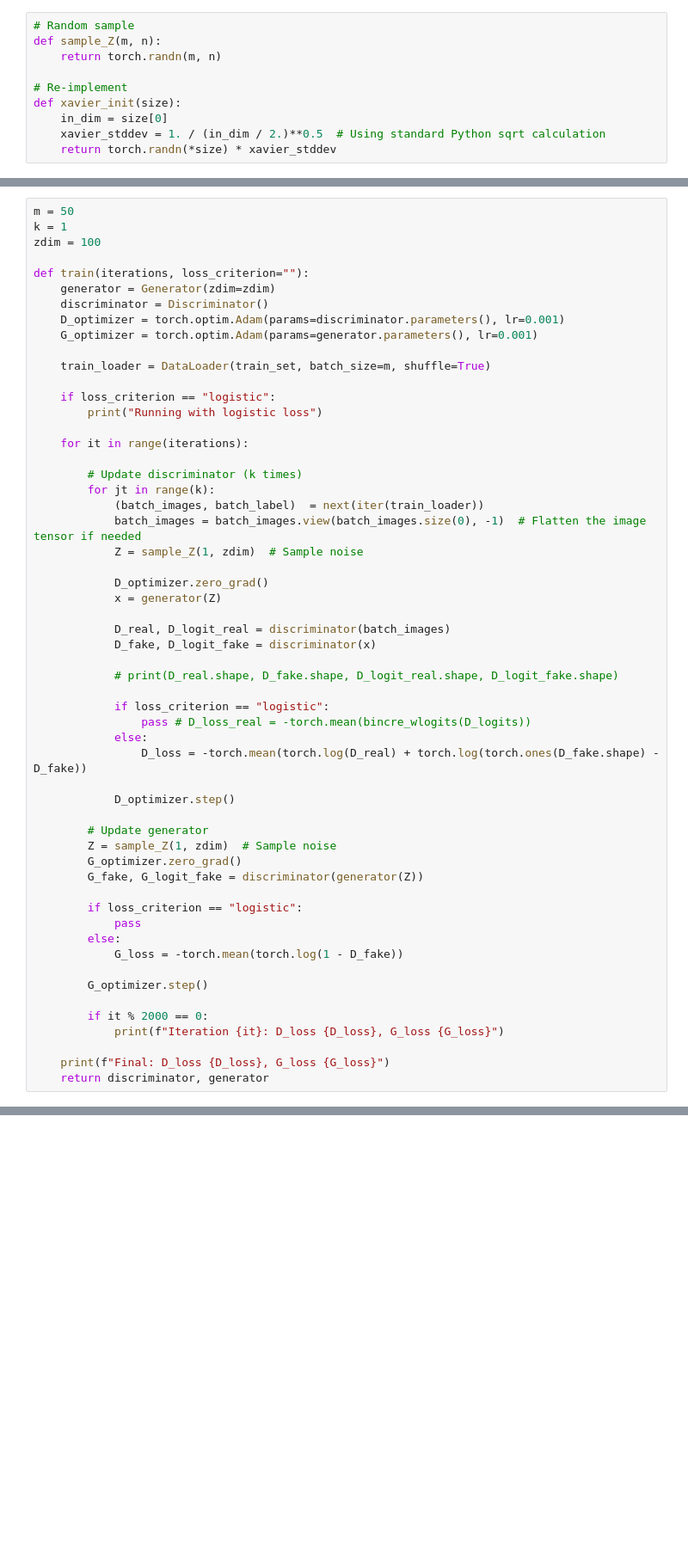
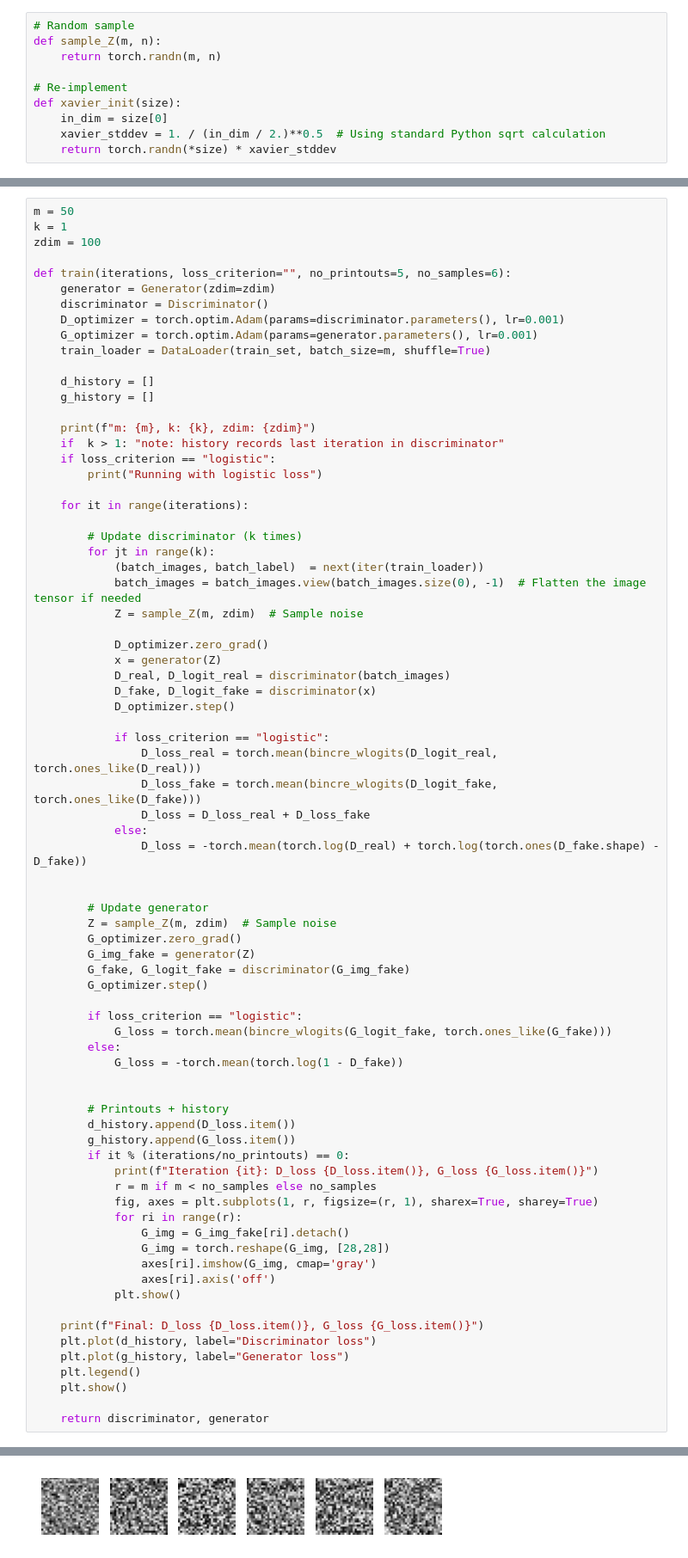
Before and after one commit to afy/d7047e, a Jupyter notebook: lab2/Gan-v2.ipynb, the cells around one changed output, grey strips where cells are left out. Shown at 86% size. Cells and saved outputs as stored; diff of their text form; blank space fills up the shorter version.

Commit message:
Fixes and useful printouts for 2.1-2.2

```diff
--- a/lab2/Gan-v2.ipynb
+++ b/lab2/Gan-v2.ipynb
@@ -66,14 +67,18 @@ m = 50
 k = 1
 zdim = 100
 
-def train(iterations, loss_criterion=""):
+def train(iterations, loss_criterion="", no_printouts=5, no_samples=6):
     generator = Generator(zdim=zdim)
     discriminator = Discriminator()
     D_optimizer = torch.optim.Adam(params=discriminator.parameters(), lr=0.001)
     G_optimizer = torch.optim.Adam(params=generator.parameters(), lr=0.001)
-
     train_loader = DataLoader(train_set, batch_size=m, shuffle=True)
 
+    d_history = []
+    g_history = []
+
+    print(f"m: {m}, k: {k}, zdim: {zdim}")
+    if  k > 1: "note: history records last iteration in discriminator"
     if loss_criterion == "logistic":
         print("Running with logistic loss")
 
@@ -83,37 +88,54 @@ def train(iterations, loss_criterion=""):
         for jt in range(k):
             (batch_images, batch_label)  = next(iter(train_loader))
             batch_images = batch_images.view(batch_images.size(0), -1)  # Flatten the image tensor if needed
-            Z = sample_Z(1, zdim)  # Sample noise
+            Z = sample_Z(m, zdim)  # Sample noise
 
             D_optimizer.zero_grad()
             x = generator(Z)
-
             D_real, D_logit_real = discriminator(batch_images)
             D_fake, D_logit_fake = discriminator(x)
-
-            # print(D_real.shape, D_fake.shape, D_logit_real.shape, D_logit_fake.shape)
+            D_optimizer.step()
 
             if loss_criterion == "logistic":
-                pass # D_loss_real = -torch.mean(bincre_wlogits(D_logits))
+                D_loss_real = torch.mean(bincre_wlogits(D_logit_real, torch.ones_like(D_real)))
+                D_loss_fake = torch.mean(bincre_wlogits(D_logit_fake, torch.ones_like(D_fake)))
+                D_loss = D_loss_real + D_loss_fake
             else:
                 D_loss = -torch.mean(torch.log(D_real) + torch.log(torch.ones(D_fake.shape) - D_fake))
 
-            D_optimizer.step()
 
         # Update generator
-        Z = sample_Z(1, zdim)  # Sample noise
+        Z = sample_Z(m, zdim)  # Sample noise
         G_optimizer.zero_grad()
-        G_fake, G_logit_fake = discriminator(generator(Z))
+        G_img_fake = generator(Z)
+        G_fake, G_logit_fake = discriminator(G_img_fake)
+        G_optimizer.step()
 
         if loss_criterion == "logistic":
-            pass
+            G_loss = torch.mean(bincre_wlogits(G_logit_fake, torch.ones_like(G_fake)))
         else:
             G_loss = -torch.mean(torch.log(1 - D_fake))
 
-        G_optimizer.step()
 
-        if it % 2000 == 0:
-            print(f"Iteration {it}: D_loss {D_loss}, G_loss {G_loss}")
+        # Printouts + history
+        d_history.append(D_loss.item())
+        g_history.append(G_loss.item())
+        if it % (iterations/no_printouts) == 0:
+            print(f"Iteration {it}: D_loss {D_loss.item()}, G_loss {G_loss.item()}")
+            r = m if m < no_samples else no_samples
+            fig, axes = plt.subplots(1, r, figsize=(r, 1), sharex=True, sharey=True)
+            for ri in range(r):
+                G_img = G_img_fake[ri].detach()
+                G_img = torch.reshape(G_img, [28,28])
+                axes[ri].imshow(G_img, cmap='gray')
+                axes[ri].axis('off')
+            plt.show()
 
-    print(f"Final: D_loss {D_loss}, G_loss {G_loss}")
+    print(f"Final: D_loss {D_loss.item()}, G_loss {G_loss.item()}")
+    plt.plot(d_history, label="Discriminator loss")
+    plt.plot(g_history, label="Generator loss")
+    plt.legend()
+    plt.show()
+
     return discriminator, generator
+# %% [output]
@@ -119,0 +144 @@ def train(iterations, loss_criterion=""):
+[figure, added]
```
Also changed, not shown: parts of 7 cells of this notebook.
